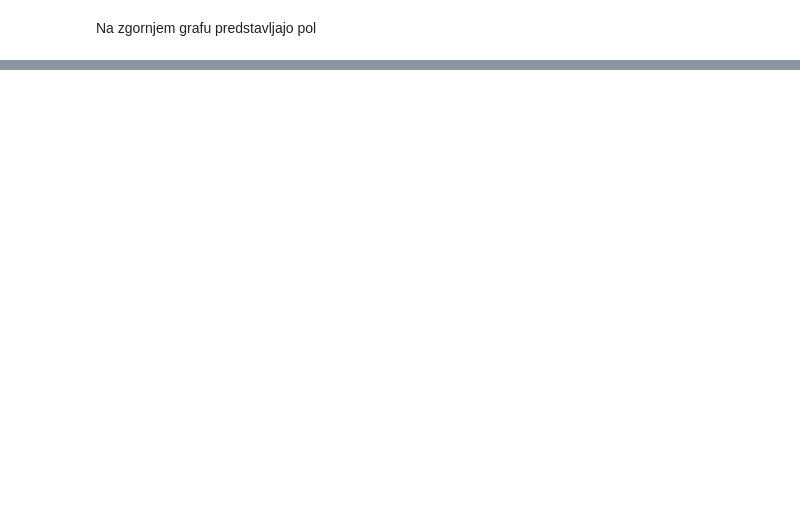
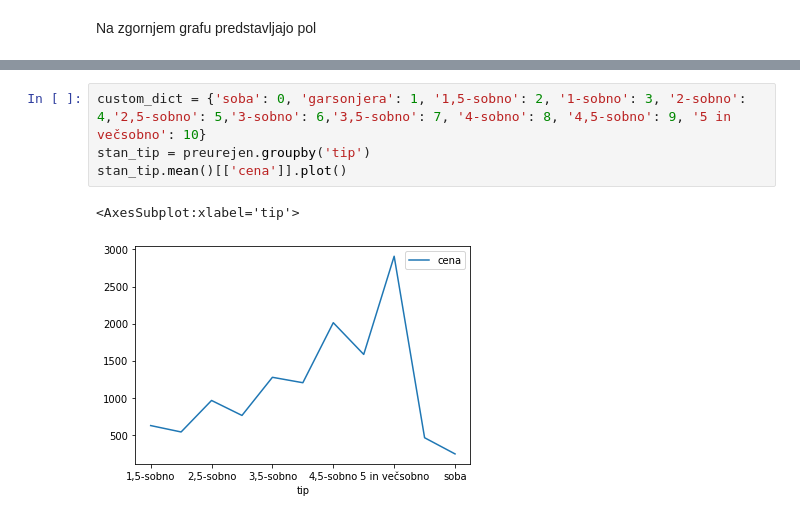
Before and after one commit to gajajamnik/analiza-stanovanj, a Jupyter notebook: Analiza stanovanj.ipynb, the cells around one changed output, grey strips where cells are left out. Cells and saved outputs as stored; diff of their text form; blank space fills up the shorter version.

```diff
--- a/Analiza stanovanj.ipynb
+++ b/Analiza stanovanj.ipynb
@@ -179,0 +155,7 @@ Stanovanja
+# %%
+custom_dict = {'soba': 0, 'garsonjera': 1, '1,5-sobno': 2, '1-sobno': 3, '2-sobno': 4,'2,5-sobno': 5,'3-sobno': 6,'3,5-sobno': 7, '4-sobno': 8, '4,5-sobno': 9, '5 in večsobno': 10}
+stan_tip = preurejen.groupby('tip')
+stan_tip.mean()[['cena']].plot()
+# %% [output]
+<AxesSubplot:xlabel='tip'>
+[figure, added]
```
Also changed, not shown: parts of 10 cells of this notebook.
